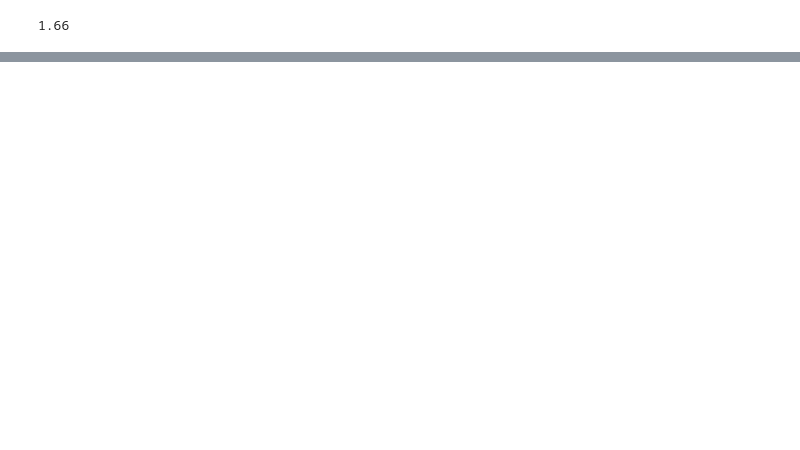
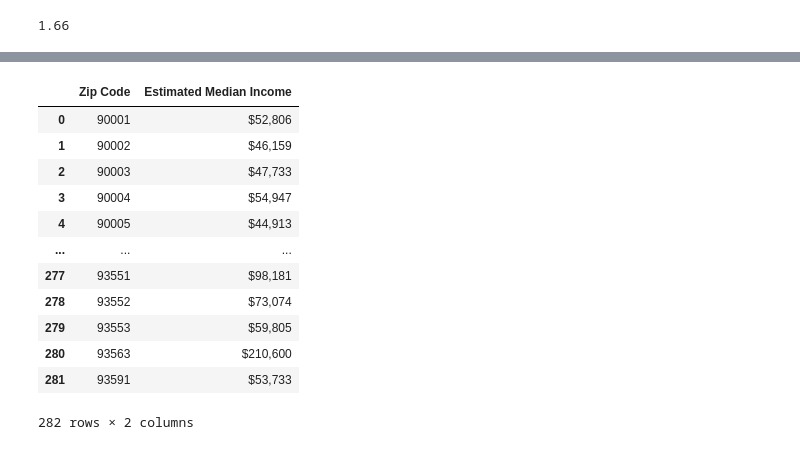
Before and after one commit to s-tran006/MGT-151R---Business-Analytics, a Jupyter notebook: MGT 151R (2).ipynb, the cells around one changed output, grey strips where cells are left out. Drawn from its saved outputs; the diff is of its cells as text; code cells hidden in the pictures; blank space fills up the shorter version.

```diff
--- a/MGT 151R (2).ipynb
+++ b/MGT 151R (2).ipynb
@@ -359,0 +371,18 @@ plt.show()
+# %%
+income_2021 = pd.read_csv("income_data/LA County Median Income Data - 2021.csv")
+# %%
+income_2021
+# %% [output]
+|  | Zip Code | Estimated Median Income |
+| 0 | 90001 | $52,806 |
+| 1 | 90002 | $46,159 |
+| 2 | 90003 | $47,733 |
+| 3 | 90004 | $54,947 |
+| 4 | 90005 | $44,913 |
+| ... | ... | ... |
+| 277 | 93551 | $98,181 |
+| 278 | 93552 | $73,074 |
+| 279 | 93553 | $59,805 |
+| 280 | 93563 | $210,600 |
+| 281 | 93591 | $53,733 |
+282 rows × 2 columns
```
Also changed, not shown: parts of 26 cells of this notebook.
